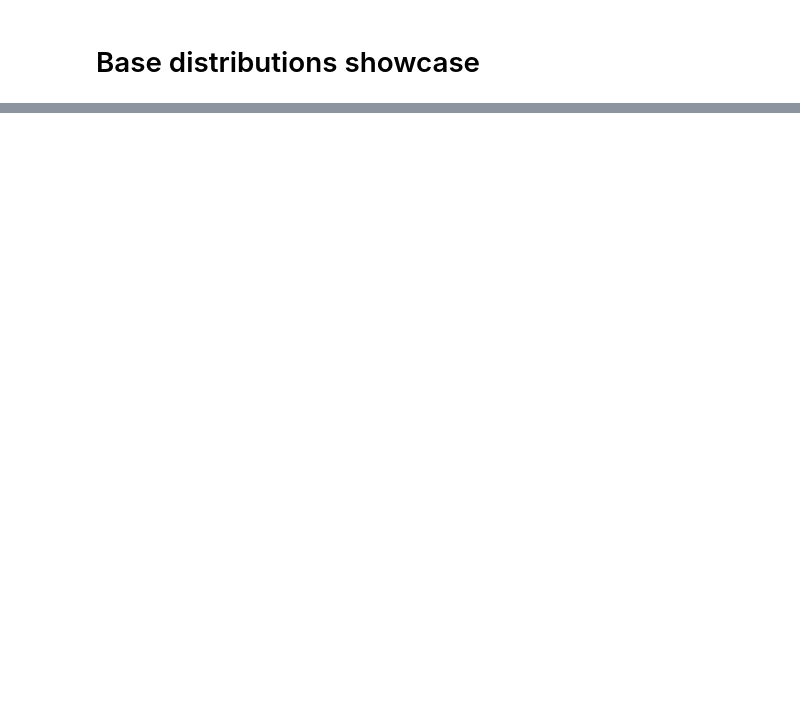
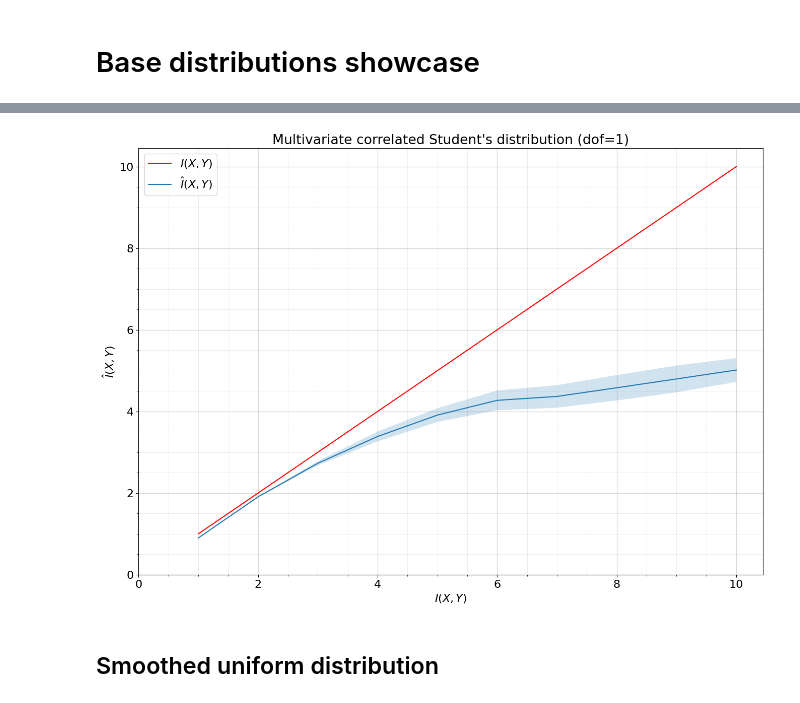
Before and after one commit to VanessB/mutinfo, a Jupyter notebook: source/examples/Base.ipynb, the cells around one changed output, grey strips where cells are left out. Saved outputs shown, nothing was run; the diff lists cells and outputs as text; code cells hidden in the pictures; blank space fills up the shorter version.

```diff
--- a/source/examples/Base.ipynb
+++ b/source/examples/Base.ipynb
@@ -48,0 +76,16 @@ plot_estimated_MI(MI_grid, estimated_MI, "Multivariate correlated Gaussian distr
+# %%
+degrees_of_freedom = 1
+# %%
+estimated_MI = run_tests(
+    lambda mutual_information : CorrelatedStudent(mutual_information, X_dimension, Y_dimension, degrees_of_freedom),
+    estimator=estimator,
+    MI_grid=MI_grid[1:],
+    n_samples=n_samples,
+    n_runs=n_runs
+)
+# %%
+plot_estimated_MI(MI_grid[1:], estimated_MI, f"Multivariate correlated Student's distribution (dof={degrees_of_freedom})")
+# %% [output]
+[figure, added]
+# %% [markdown]
+## Smoothed uniform distribution
```
Also changed, not shown: parts of 15 cells of this notebook, 14 other files.
